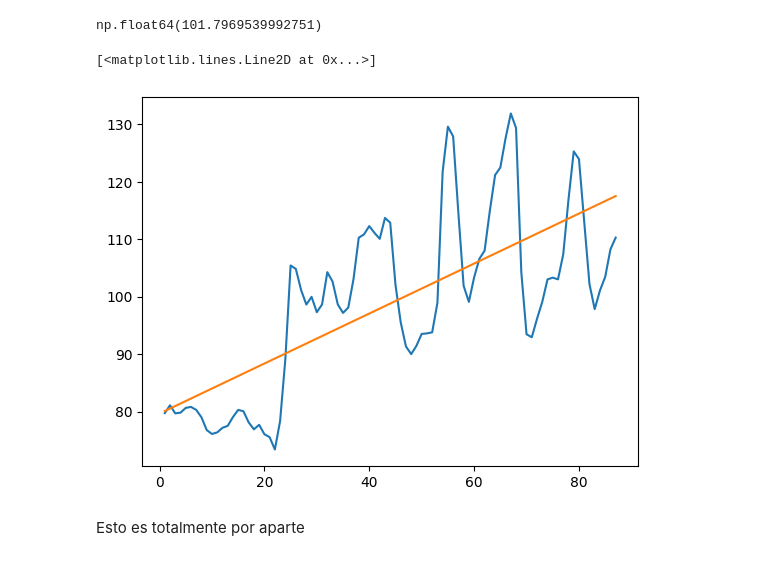
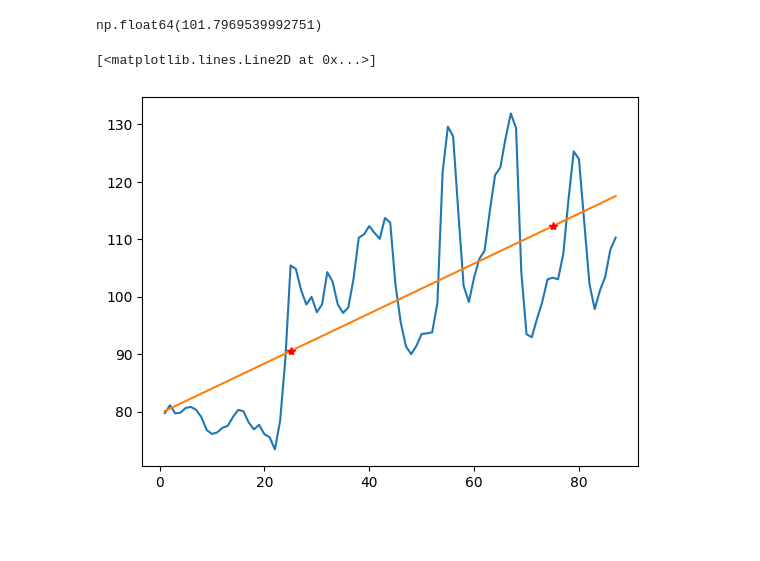
Before and after one commit to Jhon-theone/Formacion-ETL, a Jupyter notebook: Numpy.ipynb, the cells around one changed output. Saved outputs shown, nothing was run; the diff lists cells and outputs as text; code cells hidden in the pictures; blank space fills up the shorter version.

```diff
--- a/Numpy.ipynb
+++ b/Numpy.ipynb
@@ -357,8 +357,8 @@ np.float64(101.7969539992751)
 # %%
 plt.plot(fechas,Moscu)
 plt.plot(x,y)
+plt.plot(25,a*25+b, '*r')
+plt.plot(75,a*75+b, '*r')
 # %% [output]
 [<matplotlib.lines.Line2D at 0x...>]
-[figure, old version]
+[figure, new version]
-# %% [markdown]
-Esto es totalmente por aparte
```
Also changed, not shown: parts of 9 cells of this notebook.
